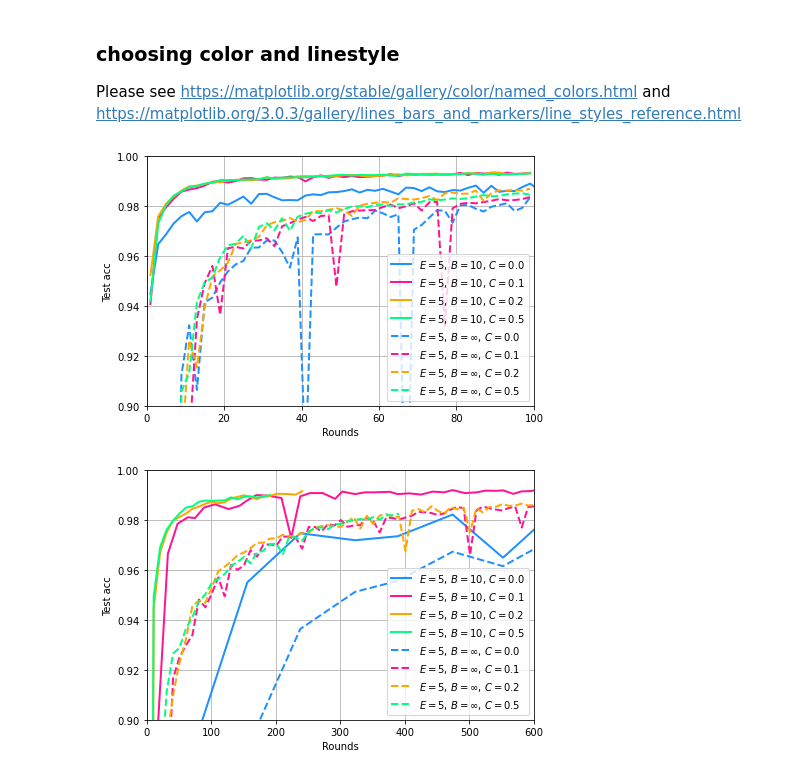
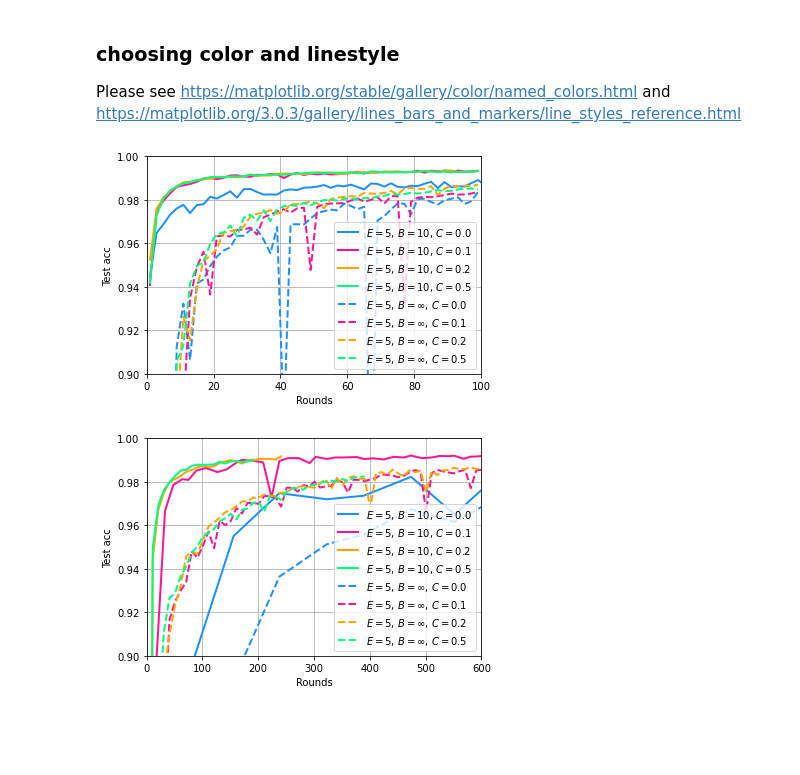
Before and after one commit to ywang037/Federated-Learning-PyTorch, a Jupyter notebook: helper-plot-csv-exp-1.ipynb, the cells around one changed output. Saved outputs shown, nothing was run; the diff lists cells and outputs as text; code cells hidden in the pictures; blank space fills up the shorter version.

```diff
--- a/helper-plot-csv-exp-1.ipynb
+++ b/helper-plot-csv-exp-1.ipynb
@@ -60,34 +60,34 @@ for i, data in enumerate(df_1):
 #     plt.plot(x,y,label=run_labels[i],linewidth=2)
     plt.legend(loc='lower right')
 plt.grid()
-plt.tight_layout()
+# plt.tight_layout()
 plt.xlim(0,100)
 plt.ylim(0.90,1.0)
 plt.xlabel('Rounds')
 plt.ylabel('Test acc')
-# plt.savefig('save\\figures-mnist\\fedavg-exp-1-iid.png')
+plt.savefig('save\\figures-mnist\\fedavg-exp-1-iid.png')
 # %% [output]
-[figure, old version]
+[figure, new version]
 # %%
 # plot the first figure for experiment 1 with non-iid data
 # step_2=20
 plt.figure()
 for i, data in enumerate(df_2):
     if i == 0 or i == 4:
         step_2=50
     else:
         step_2=10
     x = [dx for j, dx in enumerate(data['Step'].tolist()) if j % step_2 == 0]
     y = [dy for j, dy in enumerate(data['Value'].tolist()) if j % step_2 == 0]
     plt.plot(x,y,label=run_labels[i], linestyle=run_linestyles[i], color=run_colors[i],linewidth=2)
 #     plt.plot(x,y,label=run_labels[i],linewidth=2)
     plt.legend(loc='lower right')
 plt.grid()
-plt.tight_layout()
+# plt.tight_layout()
 plt.xlim(0,600)
 plt.ylim(0.9,1.0)
 plt.xlabel('Rounds')
 plt.ylabel('Test acc')
-# plt.savefig('save\\figures-mnist\\fedavg-exp-1-non-iid.png')
+plt.savefig('save\\figures-mnist\\fedavg-exp-1-non-iid.png')
 # %% [output]
-[figure, old version]
+[figure, new version]
```
